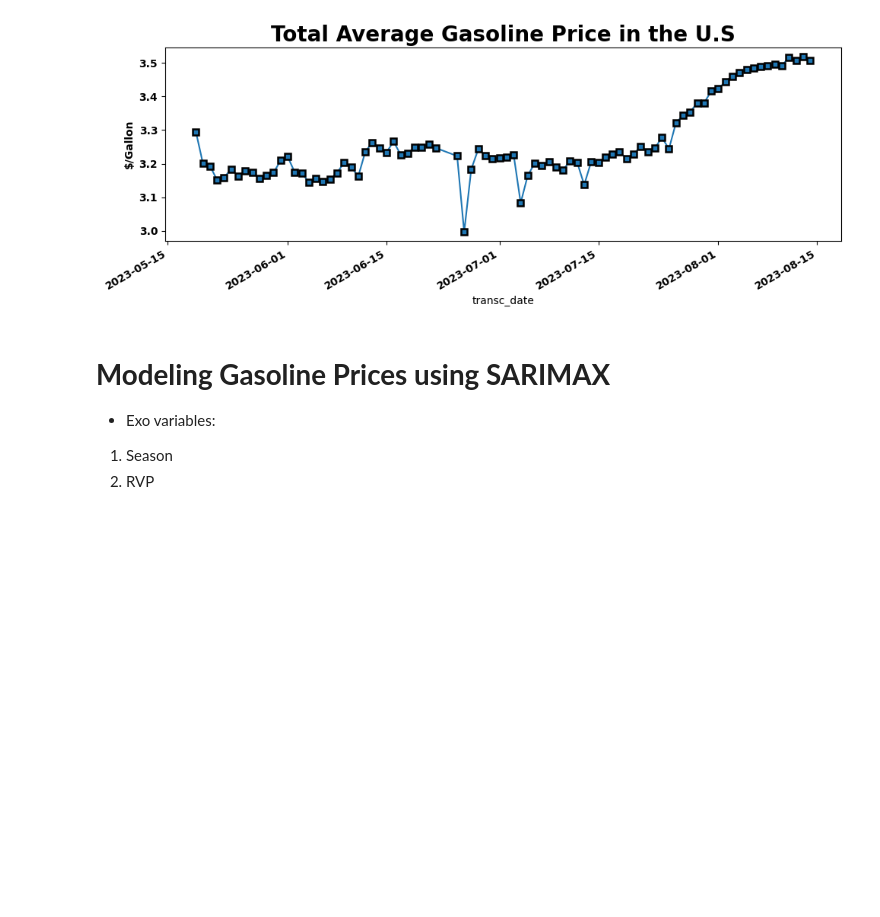
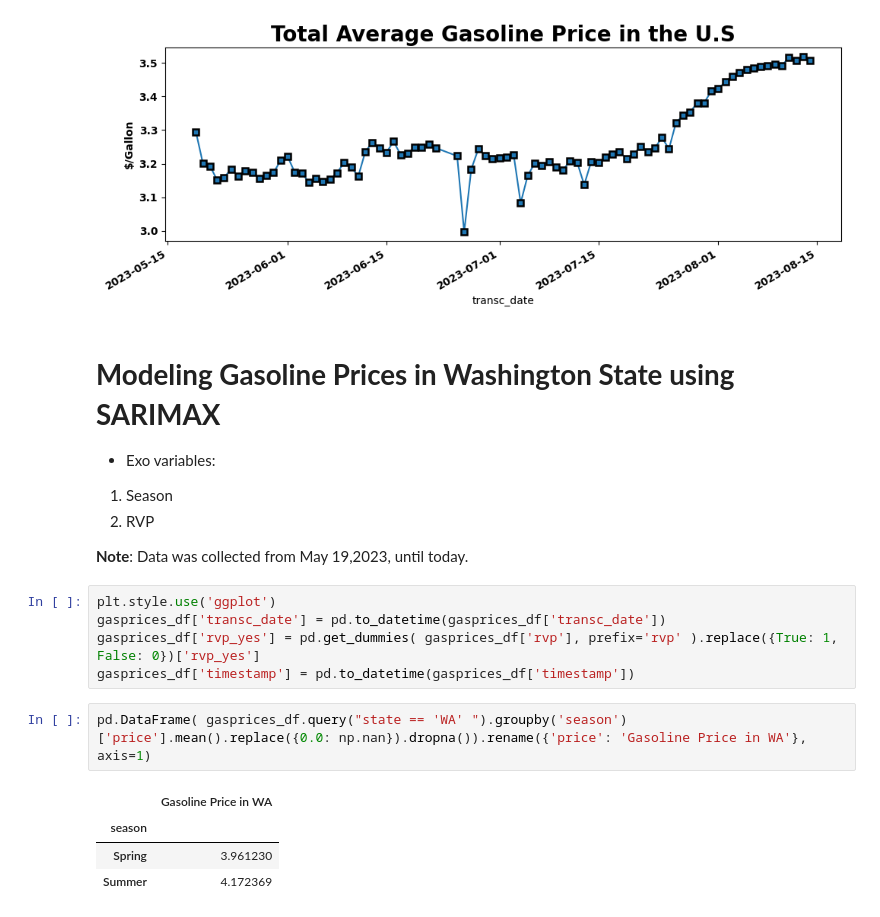
Before and after one commit to OdinProjectI/GasolinePricesAnalysis, a Jupyter notebook: ODINProjectGasolinePricesAnalysis.ipynb, the cells around one changed output. Cells and saved outputs as stored; diff of their text form; blank space fills up the shorter version.

```diff
--- a/ODINProjectGasolinePricesAnalysis.ipynb
+++ b/ODINProjectGasolinePricesAnalysis.ipynb
@@ -181,7 +229,21 @@ plt.tight_layout()
 # %% [output]
 [figure]
 # %% [markdown]
-# **Modeling Gasoline Prices using SARIMAX**
+# **Modeling Gasoline Prices in Washington State using SARIMAX**
 - Exo variables:
 1. Season
 2. RVP
+
+**Note**: Data was collected from May 19,2023, until today.
+# %%
+plt.style.use('ggplot')
+gasprices_df['transc_date'] = pd.to_datetime(gasprices_df['transc_date'])
+gasprices_df['rvp_yes'] = pd.get_dummies( gasprices_df['rvp'], prefix='rvp' ).replace({True: 1, False: 0})['rvp_yes']
+gasprices_df['timestamp'] = pd.to_datetime(gasprices_df['timestamp'])
+# %%
+pd.DataFrame( gasprices_df.query("state == 'WA' ").groupby('season')['price'].mean().replace({0.0: np.nan}).dropna()).rename({'price': 'Gasoline Price in WA'}, axis=1)
+# %% [output]
+|  | Gasoline Price in WA |
+| season |  |
+| Spring | 3.961230 |
+| Summer | 4.172369 |
```
Also changed, not shown: parts of 5 cells of this notebook.
